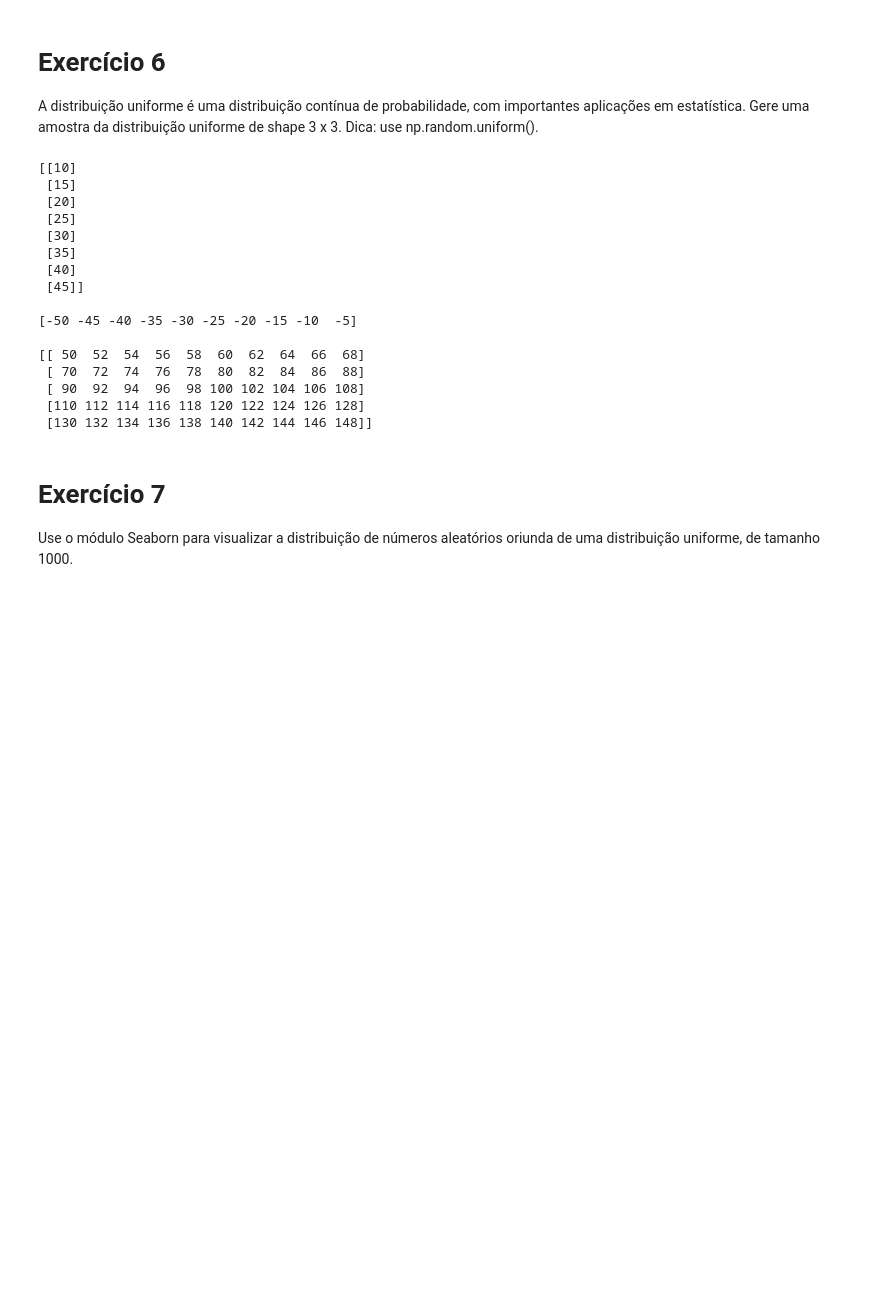
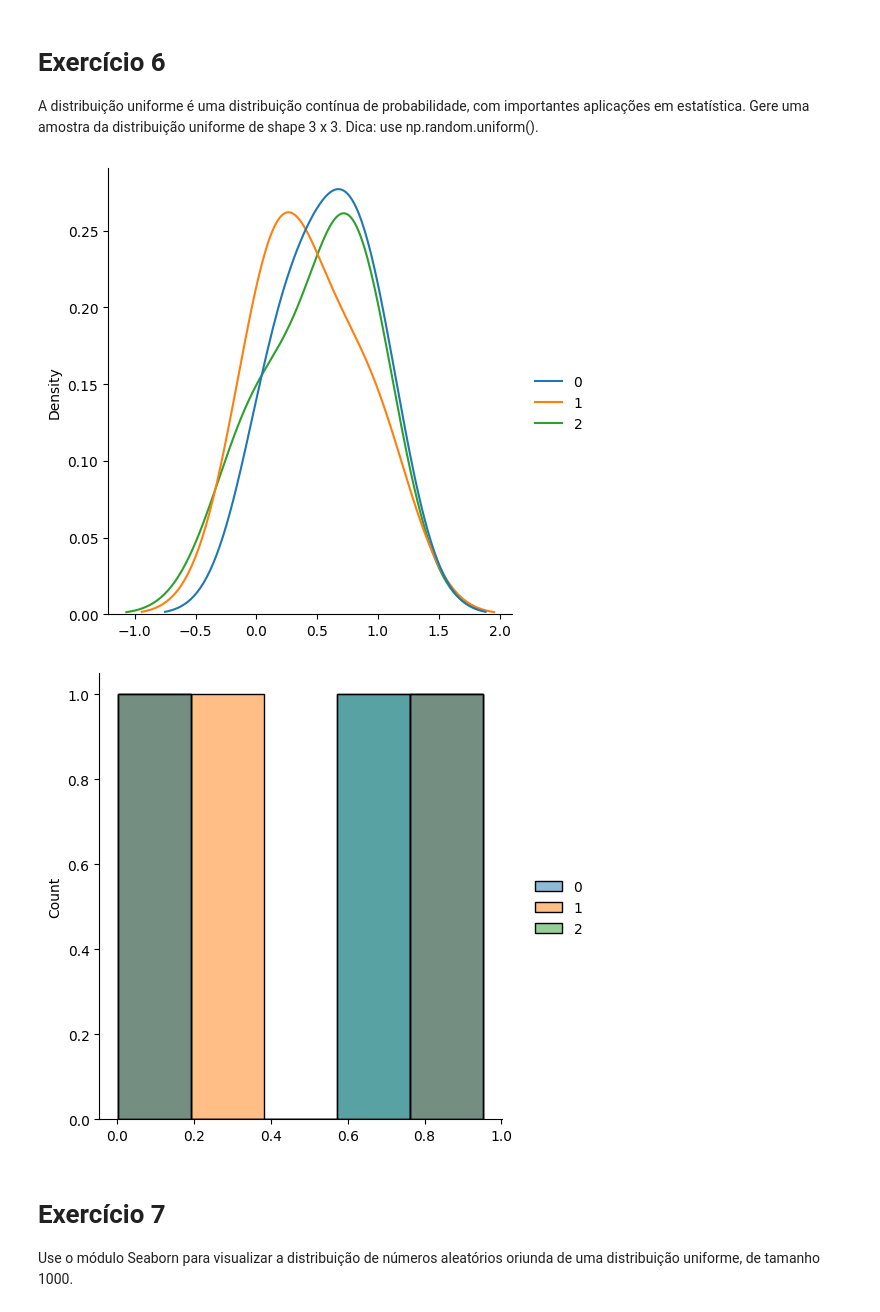
Before and after one commit to carlosedlucas/Curso_Udemy_Data_Science_com_Python, a Jupyter notebook: Numpy/3 - Random.ipynb, the cells around one changed output. Drawn from its saved outputs; the diff is of its cells as text; code cells hidden in the pictures; blank space fills up the shorter version.

```diff
--- a/Numpy/3 - Random.ipynb
+++ b/Numpy/3 - Random.ipynb
@@ -148,33 +113,15 @@ print(c)
 
 A distribuição uniforme é uma distribuição contínua de probabilidade, com importantes aplicações em estatística. Gere uma amostra da distribuição uniforme de shape 3 x 3.
 Dica: use np.random.uniform().
-# %%
-a = np.arange(start= 10, stop= 50, step= 5).reshape((-1, 1))
-b = np.arange(start= -50, stop= -4, step= 5)
-c = np.arange(start= 50, stop= 150, step= 2).reshape((-1,10))
-
-print(a)
-print()
-print(b)
-print()
-print(c)
-# %% [output]
-[[10]
- [15]
- [20]
- [25]
- [30]
- [35]
- [40]
- [45]]
-
-[-50 -45 -40 -35 -30 -25 -20 -15 -10  -5]
-
-[[ 50  52  54  56  58  60  62  64  66  68]
- [ 70  72  74  76  78  80  82  84  86  88]
- [ 90  92  94  96  98 100 102 104 106 108]
- [110 112 114 116 118 120 122 124 126 128]
- [130 132 134 136 138 140 142 144 146 148]]
+# %%
+data = np.random.uniform(size=(3,3))
+sns.displot(data=data, kind='kde')
+plt.show()
+sns.displot(data=data, kind='hist')
+plt.show()
+# %% [output]
+[figure, added]
+[figure, added]
 # %% [markdown]
 # Exercício 7
 
```
Also changed, not shown: parts of 40 cells of this notebook, 2 other files.
